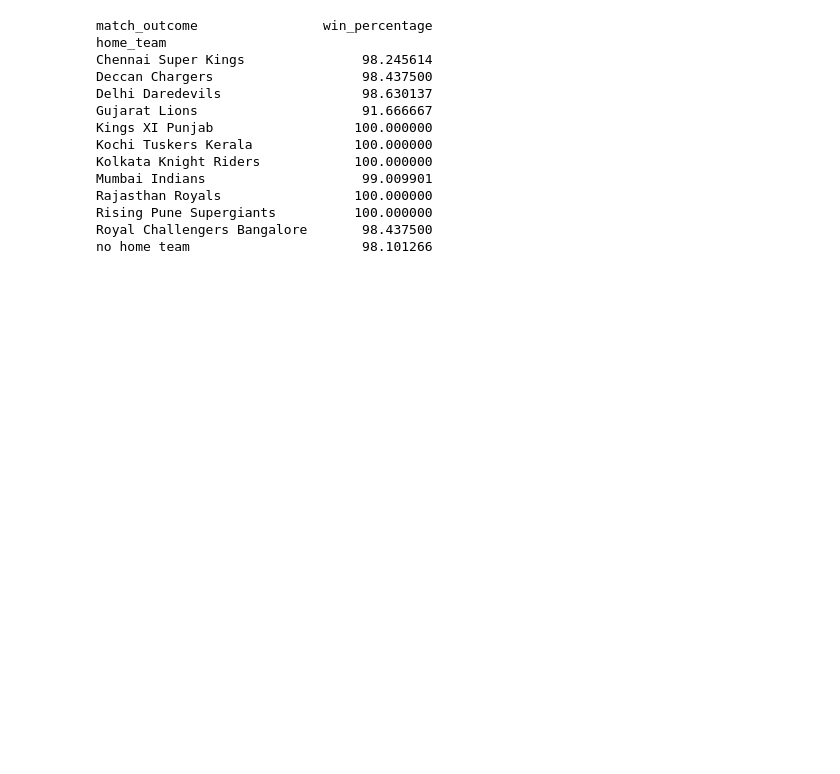
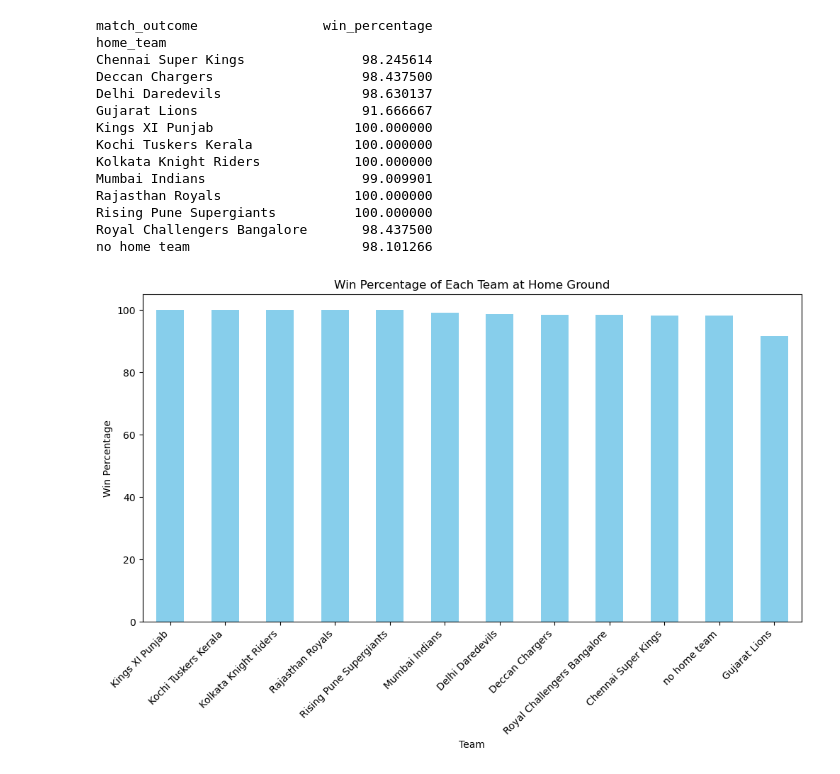
Before and after one commit to Spap123/DIG-Classes, a Jupyter notebook: 25th Feb Batch/Class_24.09.2023_IPL_Project.ipynb, the cells around one changed output. Saved outputs shown, nothing was run; the diff lists cells and outputs as text; code cells hidden in the pictures; blank space fills up the shorter version.

```diff
--- a/25th Feb Batch/Class_24.09.2023_IPL_Project.ipynb
+++ b/25th Feb Batch/Class_24.09.2023_IPL_Project.ipynb
@@ -398,3 +398,19 @@ Rajasthan Royals                 100.000000
 Rising Pune Supergiants          100.000000
 Royal Challengers Bangalore       98.437500
 no home team                      98.101266
+# %%
+# Assuming 'home_team_stats' is the DataFrame containing win percentages
+
+# Sort the DataFrame by win percentage in descending order
+home_team_stats = home_team_stats.sort_values(by='win_percentage', ascending=False)
+
+# Plot the win percentage for each team
+plt.figure(figsize=(12, 6))
+home_team_stats['win_percentage'].plot(kind='bar', color='skyblue')
+plt.title('Win Percentage of Each Team at Home Ground')
+plt.xlabel('Team')
+plt.ylabel('Win Percentage')
+plt.xticks(rotation=45, ha='right')
+plt.show()
+# %% [output]
+[figure, added]
```
Also changed, not shown: parts of 1 cell of this notebook.
